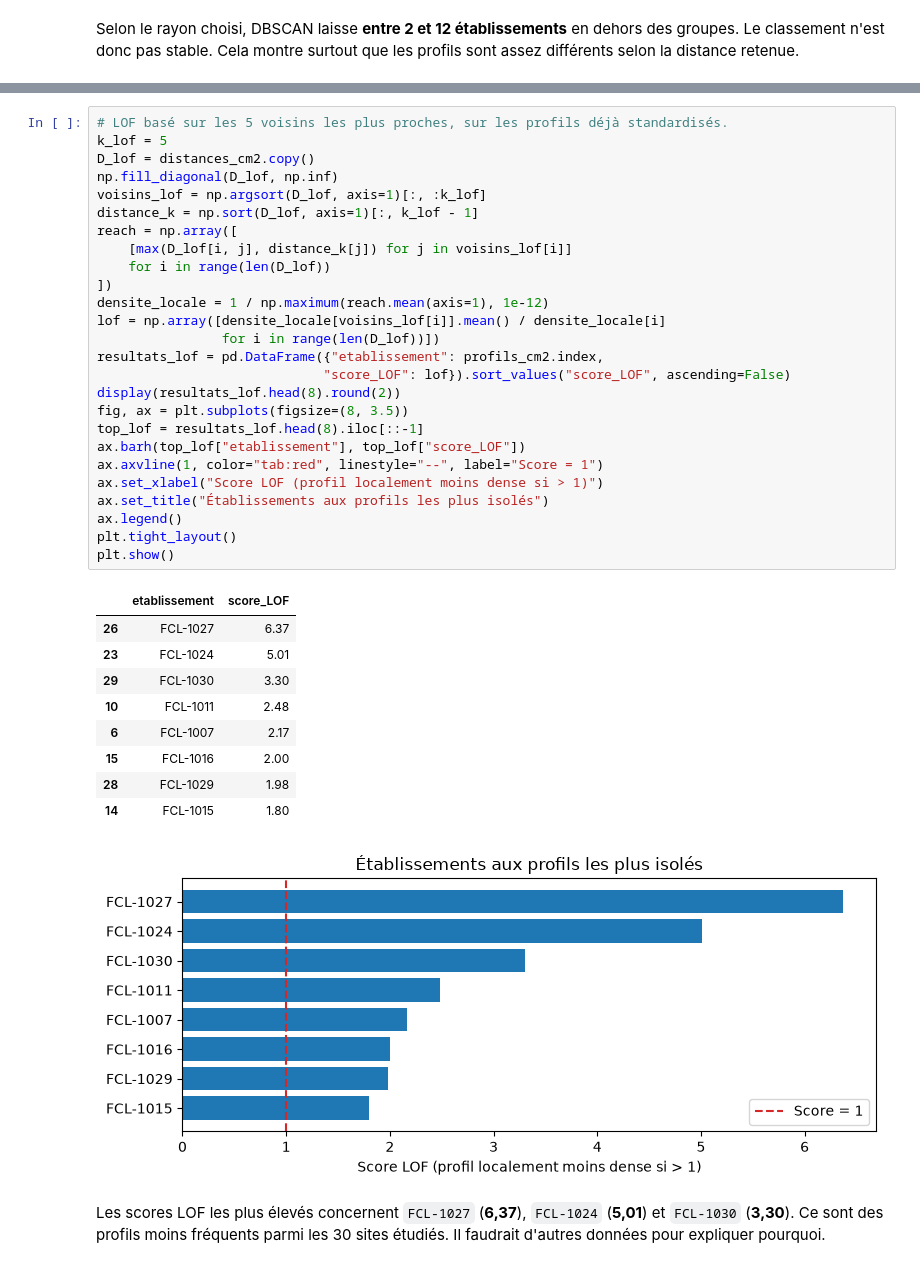
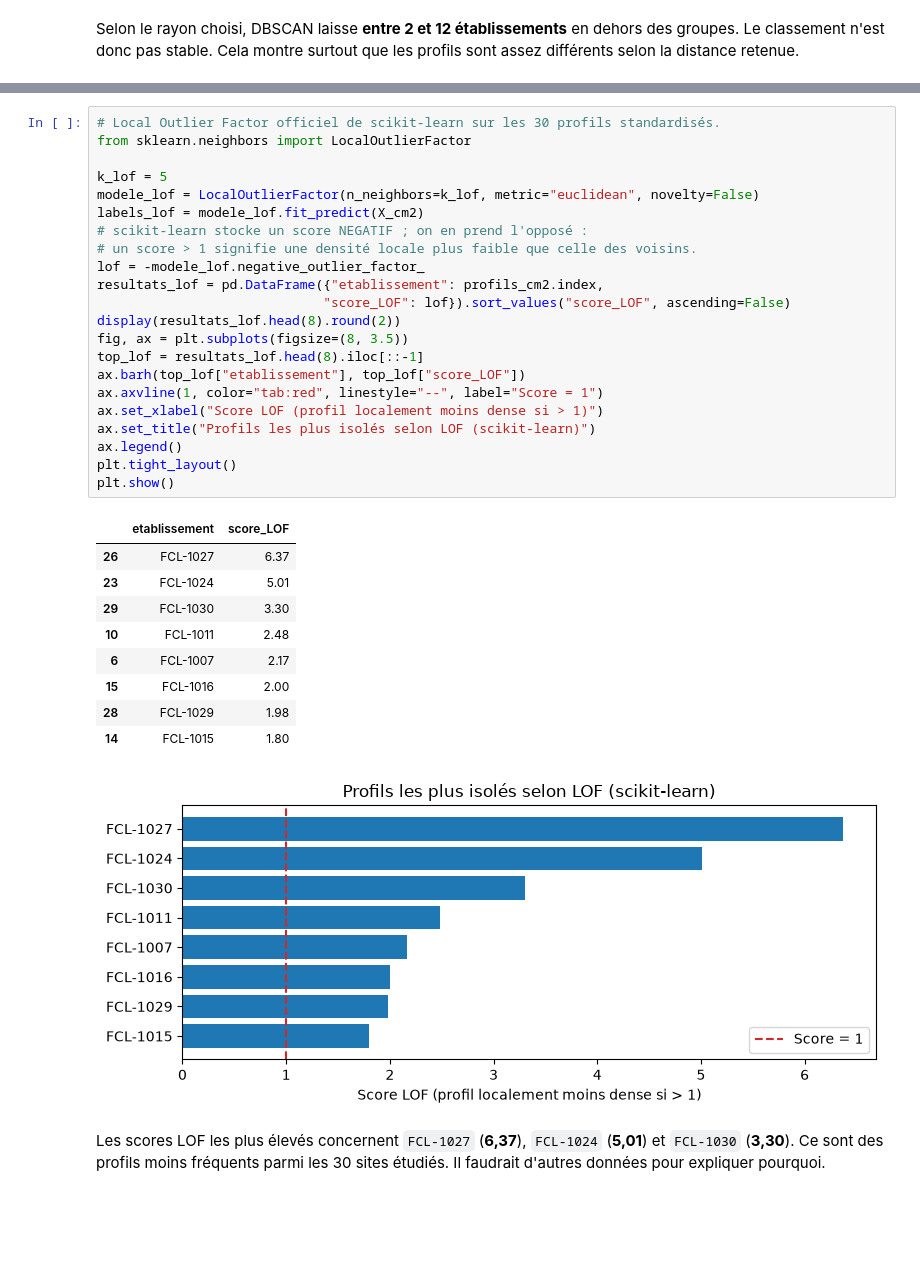
Before and after one commit to JLFoxii/20262027-UE-DataMining-Project, a Jupyter notebook: investigations/05_logistique/05_logistique.ipynb, the cells around one changed output, grey strips where cells are left out. Saved outputs shown, nothing was run; the diff lists cells and outputs as text; blank space fills up the shorter version.

```diff
--- a/investigations/05_logistique/05_logistique.ipynb
+++ b/investigations/05_logistique/05_logistique.ipynb
@@ -3642,40 +3602,36 @@ Avec LOF, je regarde les établissements qui sont moins proches de leurs voisins
 # %%
-# LOF basé sur les 5 voisins les plus proches, sur les profils déjà standardisés.
+# Local Outlier Factor officiel de scikit-learn sur les 30 profils standardisés.
+from sklearn.neighbors import LocalOutlierFactor
+
 k_lof = 5
-D_lof = distances_cm2.copy()
-np.fill_diagonal(D_lof, np.inf)
-voisins_lof = np.argsort(D_lof, axis=1)[:, :k_lof]
-distance_k = np.sort(D_lof, axis=1)[:, k_lof - 1]
-reach = np.array([
-    [max(D_lof[i, j], distance_k[j]) for j in voisins_lof[i]]
-    for i in range(len(D_lof))
-])
-densite_locale = 1 / np.maximum(reach.mean(axis=1), 1e-12)
-lof = np.array([densite_locale[voisins_lof[i]].mean() / densite_locale[i]
-                for i in range(len(D_lof))])
+modele_lof = LocalOutlierFactor(n_neighbors=k_lof, metric="euclidean", novelty=False)
+labels_lof = modele_lof.fit_predict(X_cm2)
+# scikit-learn stocke un score NEGATIF ; on en prend l'opposé :
+# un score > 1 signifie une densité locale plus faible que celle des voisins.
+lof = -modele_lof.negative_outlier_factor_
 resultats_lof = pd.DataFrame({"etablissement": profils_cm2.index,
                              "score_LOF": lof}).sort_values("score_LOF", ascending=False)
 display(resultats_lof.head(8).round(2))
 fig, ax = plt.subplots(figsize=(8, 3.5))
 top_lof = resultats_lof.head(8).iloc[::-1]
 ax.barh(top_lof["etablissement"], top_lof["score_LOF"])
 ax.axvline(1, color="tab:red", linestyle="--", label="Score = 1")
 ax.set_xlabel("Score LOF (profil localement moins dense si > 1)")
-ax.set_title("Établissements aux profils les plus isolés")
+ax.set_title("Profils les plus isolés selon LOF (scikit-learn)")
 ax.legend()
 plt.tight_layout()
 plt.show()
 # %% [output]
 |  | etablissement | score_LOF |
 | 26 | FCL-1027 | 6.37 |
 | 23 | FCL-1024 | 5.01 |
 | 29 | FCL-1030 | 3.30 |
 | 10 | FCL-1011 | 2.48 |
 | 6 | FCL-1007 | 2.17 |
 | 15 | FCL-1016 | 2.00 |
 | 28 | FCL-1029 | 1.98 |
 | 14 | FCL-1015 | 1.80 |
-[figure, old version]
+[figure, new version]
 # %% [markdown]
 Les scores LOF les plus élevés concernent `FCL-1027` (**6,37**), `FCL-1024` (**5,01**) et `FCL-1030` (**3,30**). Ce sont des profils moins fréquents parmi les 30 sites étudiés. Il faudrait d'autres données pour expliquer pourquoi.
 # %% [markdown]
```
Also changed, not shown: parts of 22 cells of this notebook, 3 other files.
